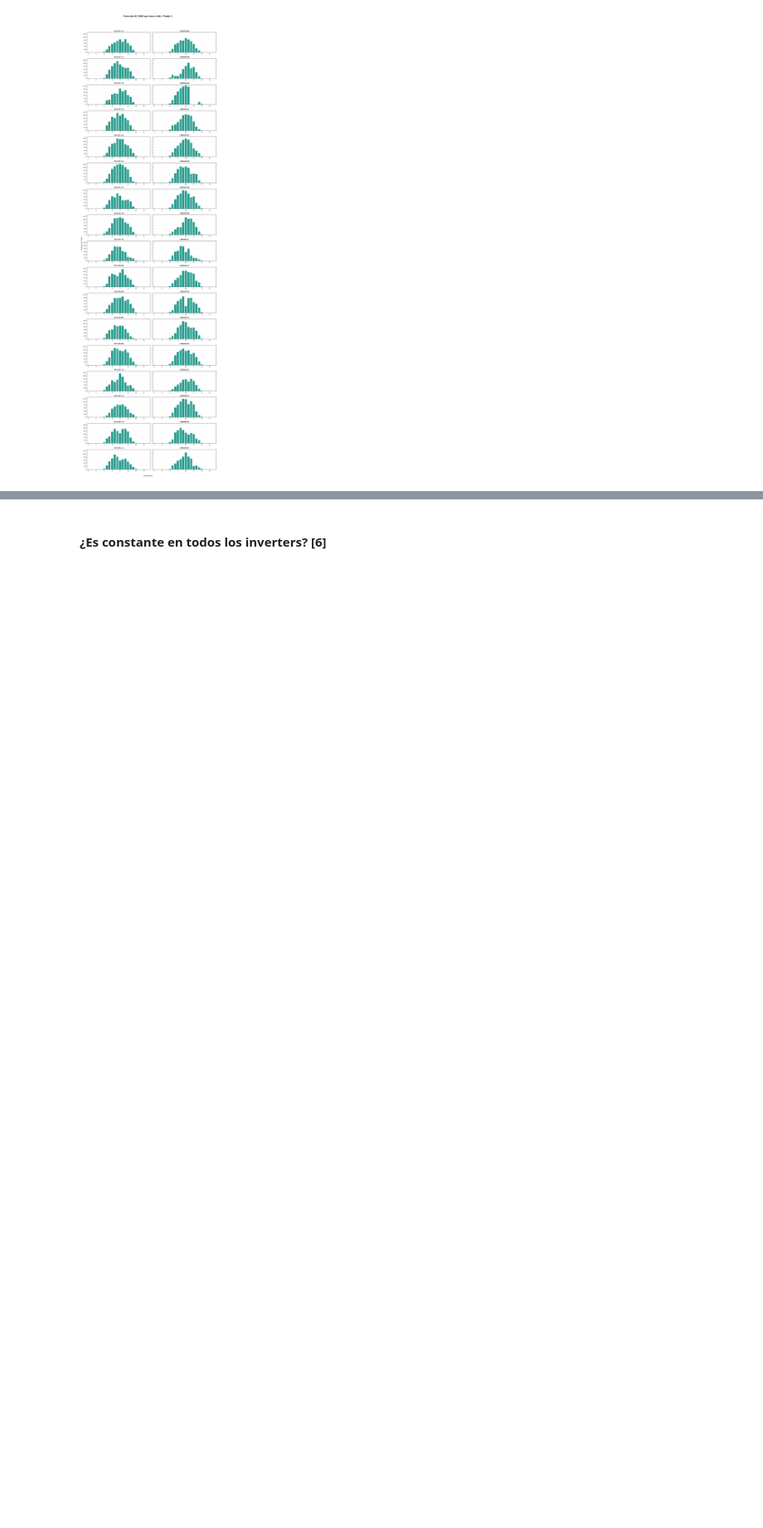
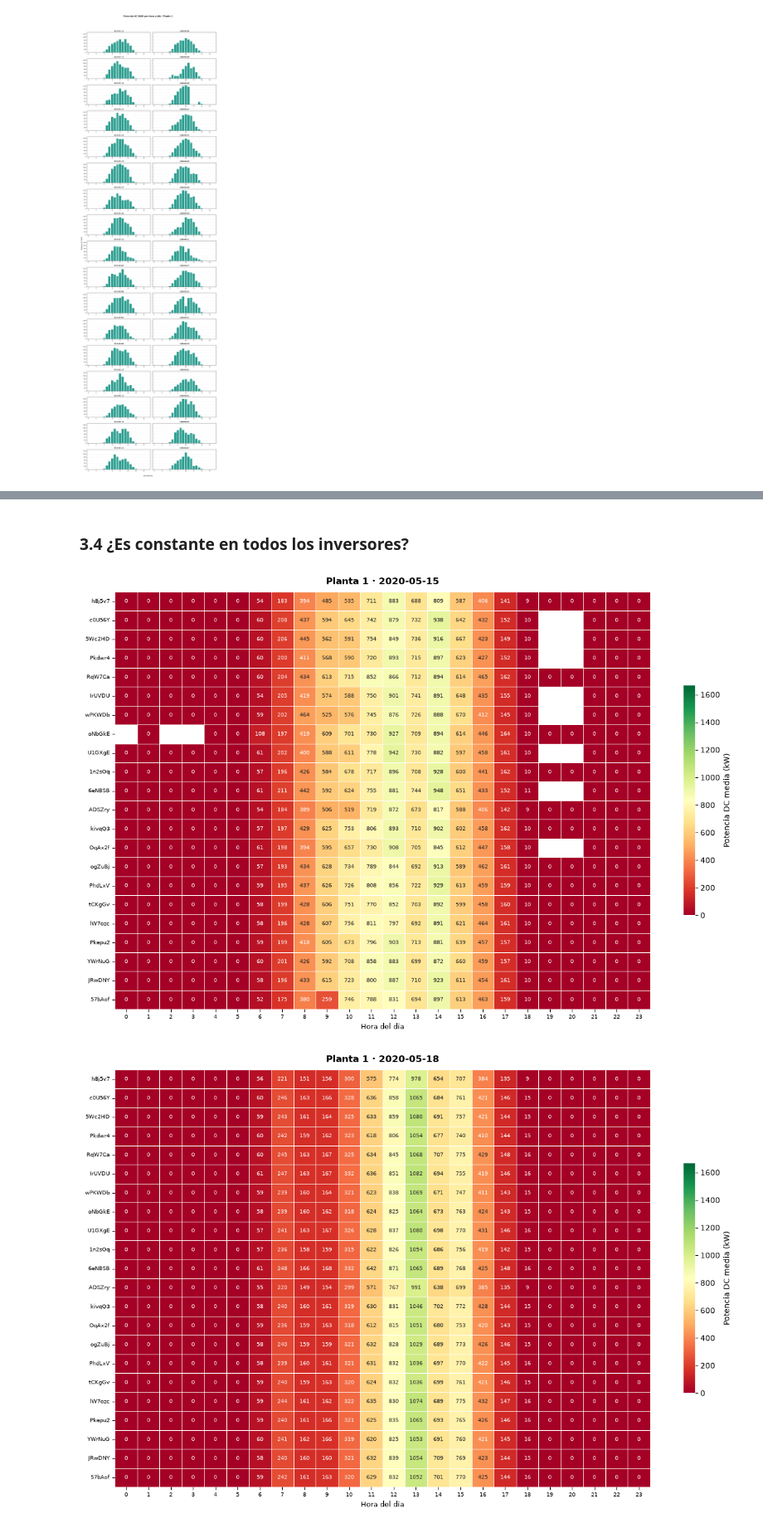
Before and after one commit to DataRex-47/01_PLANTAS-SOLARES, a Jupyter notebook: 03_notebooks/03_Analisis.ipynb, the cells around one changed output, grey strips where cells are left out. Shown at 83% size. Saved outputs shown, nothing was run; the diff lists cells and outputs as text; code cells hidden in the pictures; blank space fills up the shorter version.

```diff
--- a/03_notebooks/03_Analisis.ipynb
+++ b/03_notebooks/03_Analisis.ipynb
@@ -403,16 +378,51 @@ df_problemas = df_problemas.merge(
 # %% [markdown]
-#### ¿Es constante en todos los inverters? [6]
+### 3.4 ¿Es constante en todos los inversores?
-# %%
-# Grafico para cada planta y dia, y que sea un heatmap con cada inverter en las filas y cada hora en las columnas, y el valor la media de potencia_dc_kw
-for planta in df_problemas['id_planta'].unique():
-    df_planta = df_problemas[df_problemas['id_planta'] == planta]
-    for fecha in df_planta['fecha'].unique():
-        df_dia = df_planta[df_planta['fecha'] == fecha]
-        pivot = df_dia.pivot_table(index='id_inversor', columns='hora', values='potencia_dc_kw', aggfunc='mean')
-
-        plt.figure(figsize=(20, 20))
-        sns.heatmap(pivot, cmap='viridis', annot=True, fmt='.1f')
-        plt.title(f'Potencia DC (kW) - Planta {planta} - Fecha {fecha}', fontsize=14, fontweight='bold')
-        plt.xlabel('Hora')
-        plt.ylabel('ID Inversor')
-        plt.show()
+# %%
+# ── Heatmaps por día e inversor ─────────
+
+# escala fija por planta para que los días se comparen entre sí
+vmax = df_problemas.groupby('id_planta')['potencia_dc_kw'].max().to_dict()
+
+for planta in df_problemas['id_planta'].unique():
+    df_planta = df_problemas[df_problemas['id_planta'] == planta]
+
+    for fecha in sorted(df_planta['fecha'].unique()):
+        df_dia = df_planta[df_planta['fecha'] == fecha]
+
+        pivot = df_dia.pivot_table(
+            index='id_inversor', columns='hora',
+            values='potencia_dc_kw', aggfunc='mean'
+        ).reindex(columns=range(24))
+
+        # el id completo no cabe en el eje, basta el final
+        etiquetas = []
+        for inversor in pivot.index:
+            etiquetas.append(inversor[-6:])
+
+        alto = 0.32 * len(pivot.index) + 1.5
+
+        fig, eje = plt.subplots(figsize=(13, alto))
+        sns.heatmap(
+            pivot,
+            ax=eje,
+            cmap='RdYlGn',
+            vmin=0,
+            vmax=vmax[planta] * 1.15,
+            annot=True,
+            fmt='.0f',
+            annot_kws={'size': 7},
+            linewidths=0.4,
+            linecolor='white',
+            cbar_kws={'label': 'Potencia DC media (kW)', 'shrink': 0.55}
+        )
+
+        eje.set_yticklabels(etiquetas, rotation=0, fontsize=7)
+        eje.set_xticklabels(range(24), fontsize=7)
+        eje.set_title(f'{planta} · {fecha}', fontsize=12, weight='bold', pad=10)
+        eje.set_xlabel('Hora del día', fontsize=9)
+        eje.set_ylabel('')
+        plt.tight_layout()
+        plt.show()
+# %% [output]
+[figure, added]
+[figure, added]
```
Also changed, not shown: parts of 22 cells of this notebook, 13 other files.
